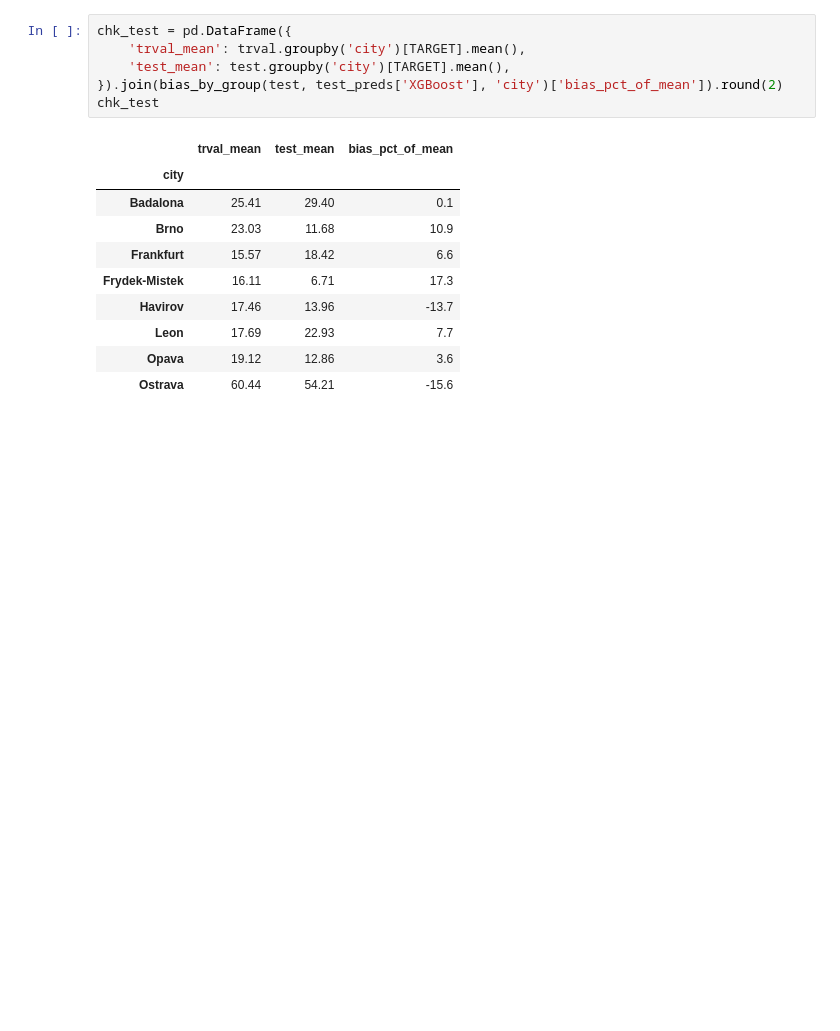
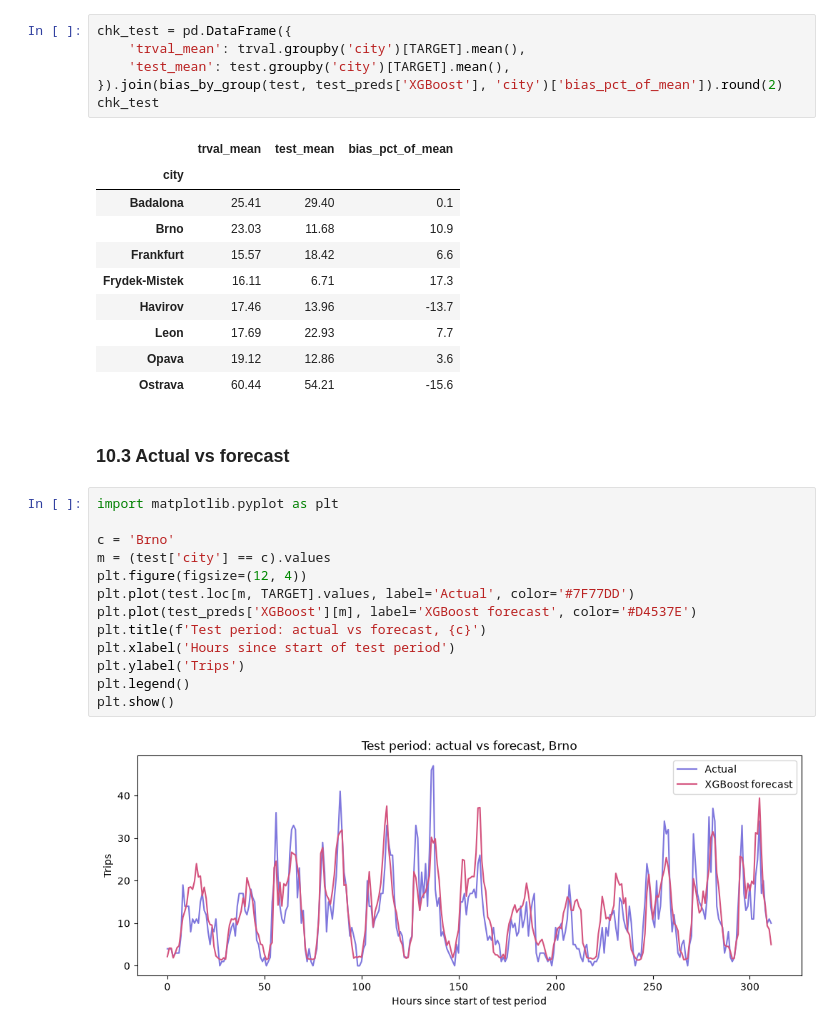
Before and after one commit to NatalyaKim21/bikeflow, a Jupyter notebook: notebooks/04_modelling.ipynb, the cells around one changed output. Saved outputs shown, nothing was run; the diff lists cells and outputs as text; blank space fills up the shorter version.

Commit message:
Model: added visualization to see the difference between actual demand and forecasted in Brno and Ostrava

```diff
--- a/notebooks/04_modelling.ipynb
+++ b/notebooks/04_modelling.ipynb
@@ -360,3 +364,20 @@ chk_test
 | Leon | 17.69 | 22.93 | 7.7 |
 | Opava | 19.12 | 12.86 | 3.6 |
 | Ostrava | 60.44 | 54.21 | -15.6 |
+# %% [markdown]
+### 10.3 Actual vs forecast
+# %%
+import matplotlib.pyplot as plt
+
+c = 'Brno'
+m = (test['city'] == c).values
+plt.figure(figsize=(12, 4))
+plt.plot(test.loc[m, TARGET].values, label='Actual', color='#7F77DD')
+plt.plot(test_preds['XGBoost'][m], label='XGBoost forecast', color='#D4537E')
+plt.title(f'Test period: actual vs forecast, {c}')
+plt.xlabel('Hours since start of test period')
+plt.ylabel('Trips')
+plt.legend()
+plt.show()
+# %% [output]
+[figure, added]
```
Also changed, not shown: parts of 8 cells of this notebook.
